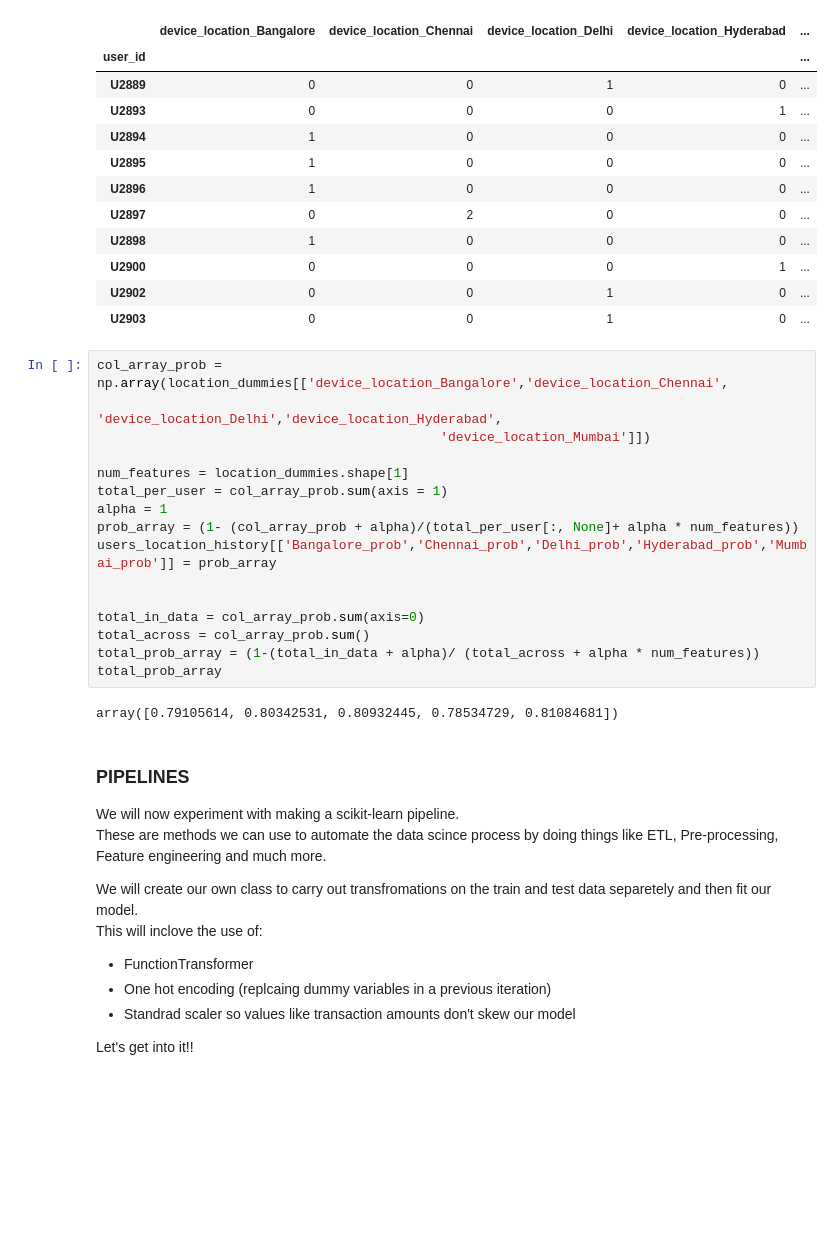
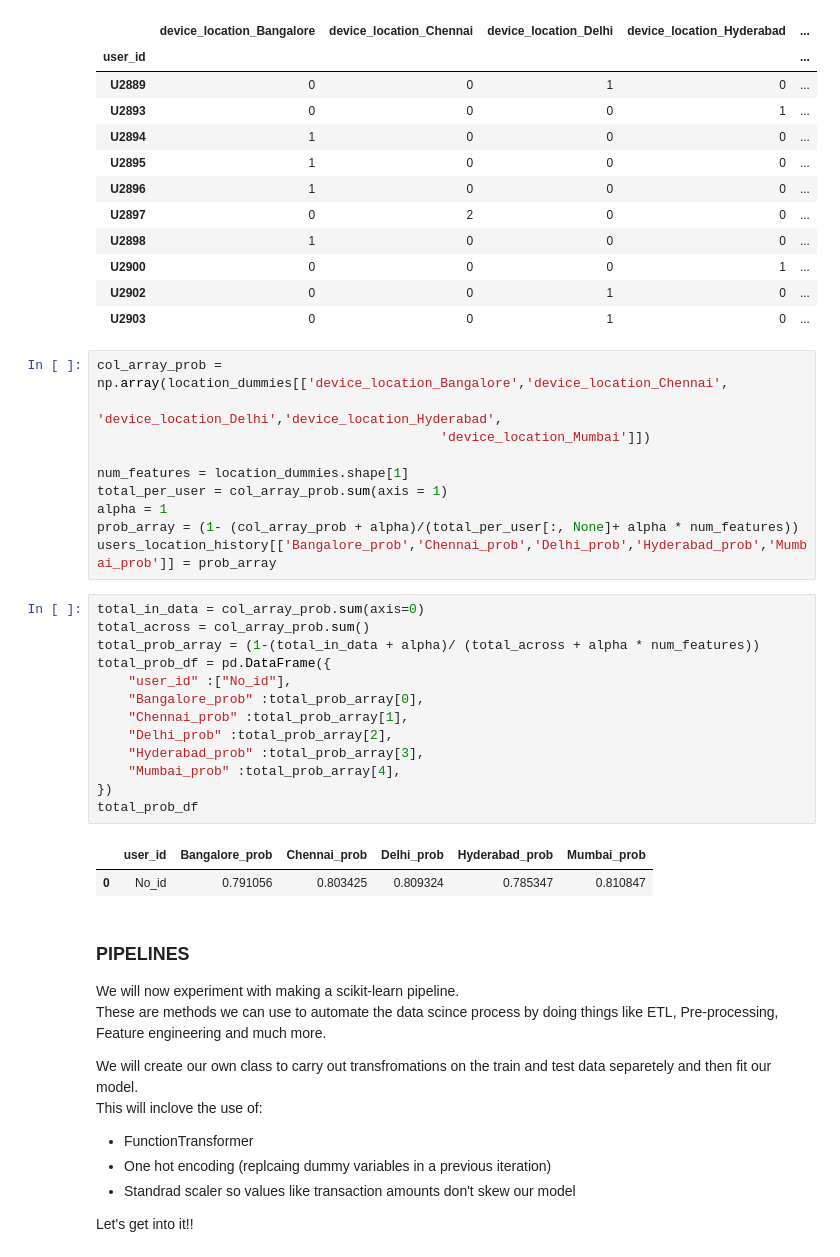
Before and after one commit to leta199/Fraud-Detection, a Jupyter notebook: modelling/Fraud detection.ipynb, the cells around one changed output. Cells and saved outputs as stored; diff of their text form; blank space fills up the shorter version.

```diff
--- a/modelling/Fraud detection.ipynb
+++ b/modelling/Fraud detection.ipynb
@@ -229,14 +229,22 @@ total_per_user = col_array_prob.sum(axis = 1)
 alpha = 1
 prob_array = (1- (col_array_prob + alpha)/(total_per_user[:, None]+ alpha * num_features))
 users_location_history[['Bangalore_prob','Chennai_prob','Delhi_prob','Hyderabad_prob','Mumbai_prob']] = prob_array
-
-
-total_in_data = col_array_prob.sum(axis=0)
-total_across = col_array_prob.sum()
-total_prob_array = (1-(total_in_data + alpha)/ (total_across + alpha * num_features))
-total_prob_array
-# %% [output]
-array([0.79105614, 0.80342531, 0.80932445, 0.78534729, 0.81084681])
+# %%
+total_in_data = col_array_prob.sum(axis=0)
+total_across = col_array_prob.sum()
+total_prob_array = (1-(total_in_data + alpha)/ (total_across + alpha * num_features))
+total_prob_df = pd.DataFrame({
+    "user_id" :["No_id"],
+    "Bangalore_prob" :total_prob_array[0],
+    "Chennai_prob" :total_prob_array[1],
+    "Delhi_prob" :total_prob_array[2],
+    "Hyderabad_prob" :total_prob_array[3],
+    "Mumbai_prob" :total_prob_array[4],
+})
+total_prob_df
+# %% [output]
+|  | user_id | Bangalore_prob | Chennai_prob | Delhi_prob | Hyderabad_prob | Mumbai_prob |
+| 0 | No_id | 0.791056 | 0.803425 | 0.809324 | 0.785347 | 0.810847 |
 # %% [markdown]
 ### PIPELINES
 We will now experiment with making a scikit-learn pipeline.
```
